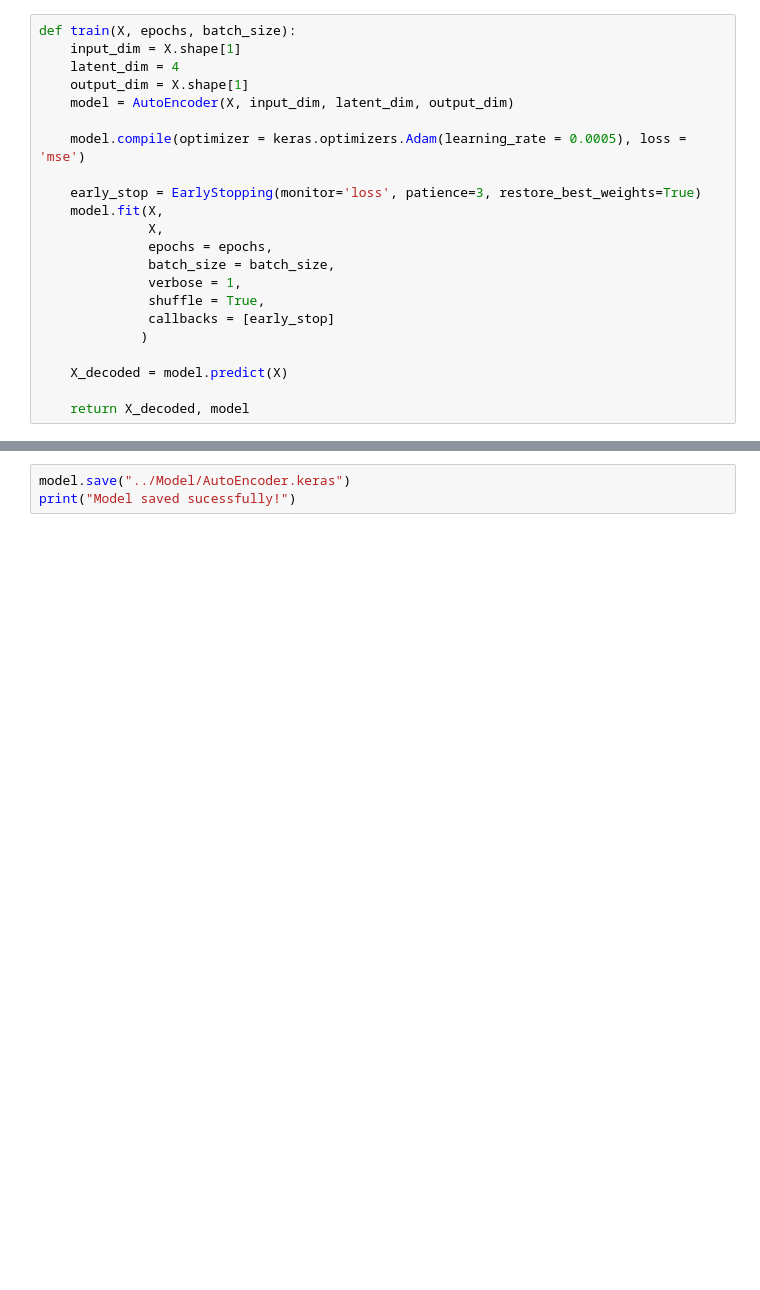
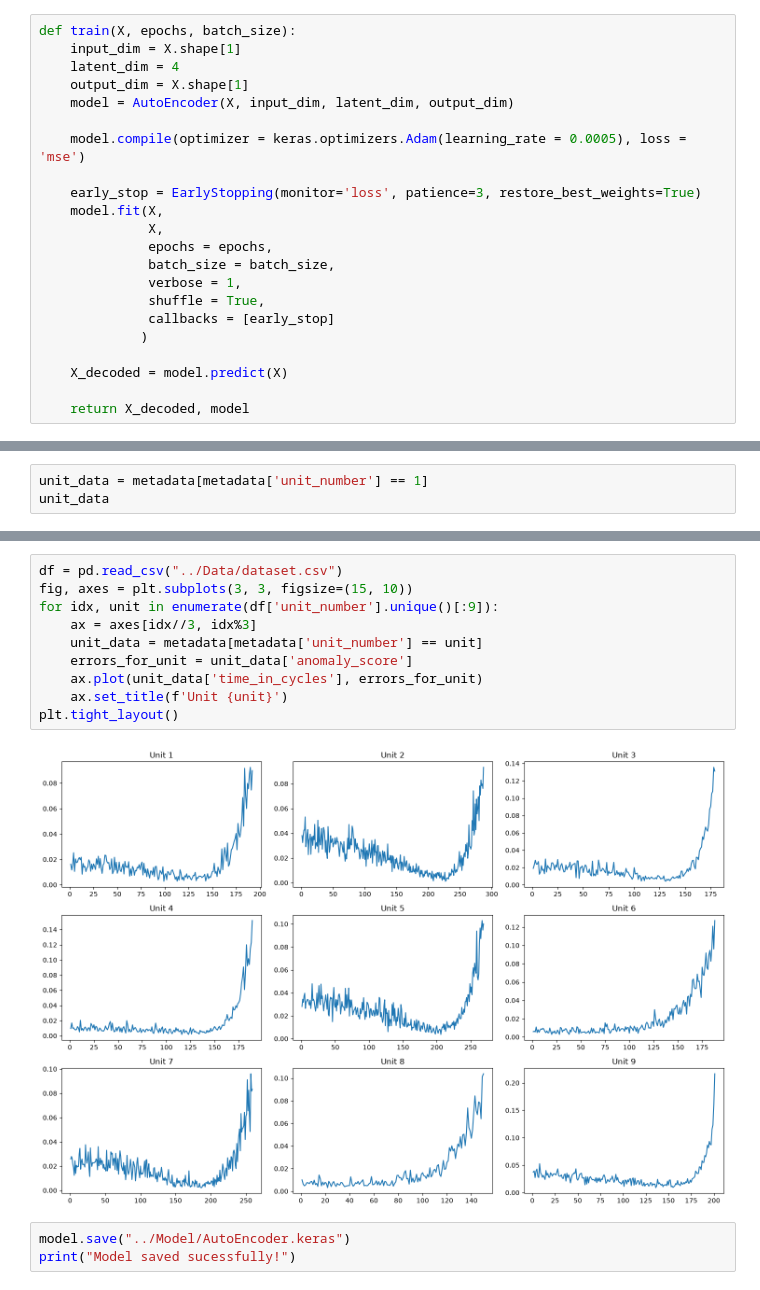
Before and after one commit to ShivaramHR/telemetry-anomaly-detector, a Jupyter notebook: Notebooks/AutoEncoder.ipynb, the cells around one changed output, grey strips where cells are left out. Drawn from its saved outputs; the diff is of its cells as text; blank space fills up the shorter version.

```diff
--- a/Notebooks/AutoEncoder.ipynb
+++ b/Notebooks/AutoEncoder.ipynb
@@ -102,0 +106,3 @@ plt.show()
+# %%
+unit_data = metadata[metadata['unit_number'] == 1]
+unit_data
@@ -103,3 +139,15 @@ plt.show()
+# %%
+df = pd.read_csv("../Data/dataset.csv")
+fig, axes = plt.subplots(3, 3, figsize=(15, 10))
+for idx, unit in enumerate(df['unit_number'].unique()[:9]):
+    ax = axes[idx//3, idx%3]
+    unit_data = metadata[metadata['unit_number'] == unit]
+    errors_for_unit = unit_data['anomaly_score']
+    ax.plot(unit_data['time_in_cycles'], errors_for_unit)
+    ax.set_title(f'Unit {unit}')
+plt.tight_layout()
+# %% [output]
+[figure, added]
 # %%
 model.save("../Model/AutoEncoder.keras")
 print("Model saved sucessfully!")
```
Also changed, not shown: parts of 7 cells of this notebook, 7 other files.
